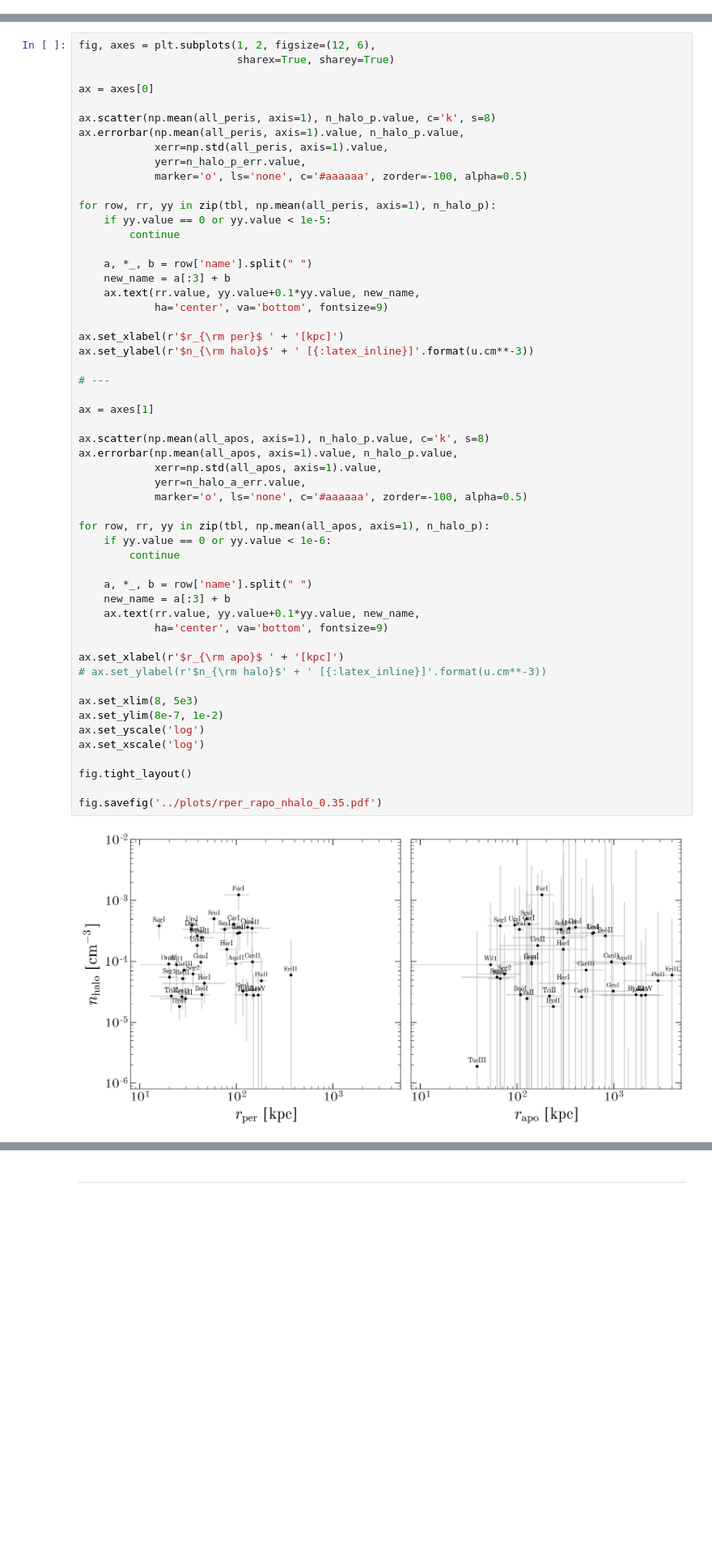
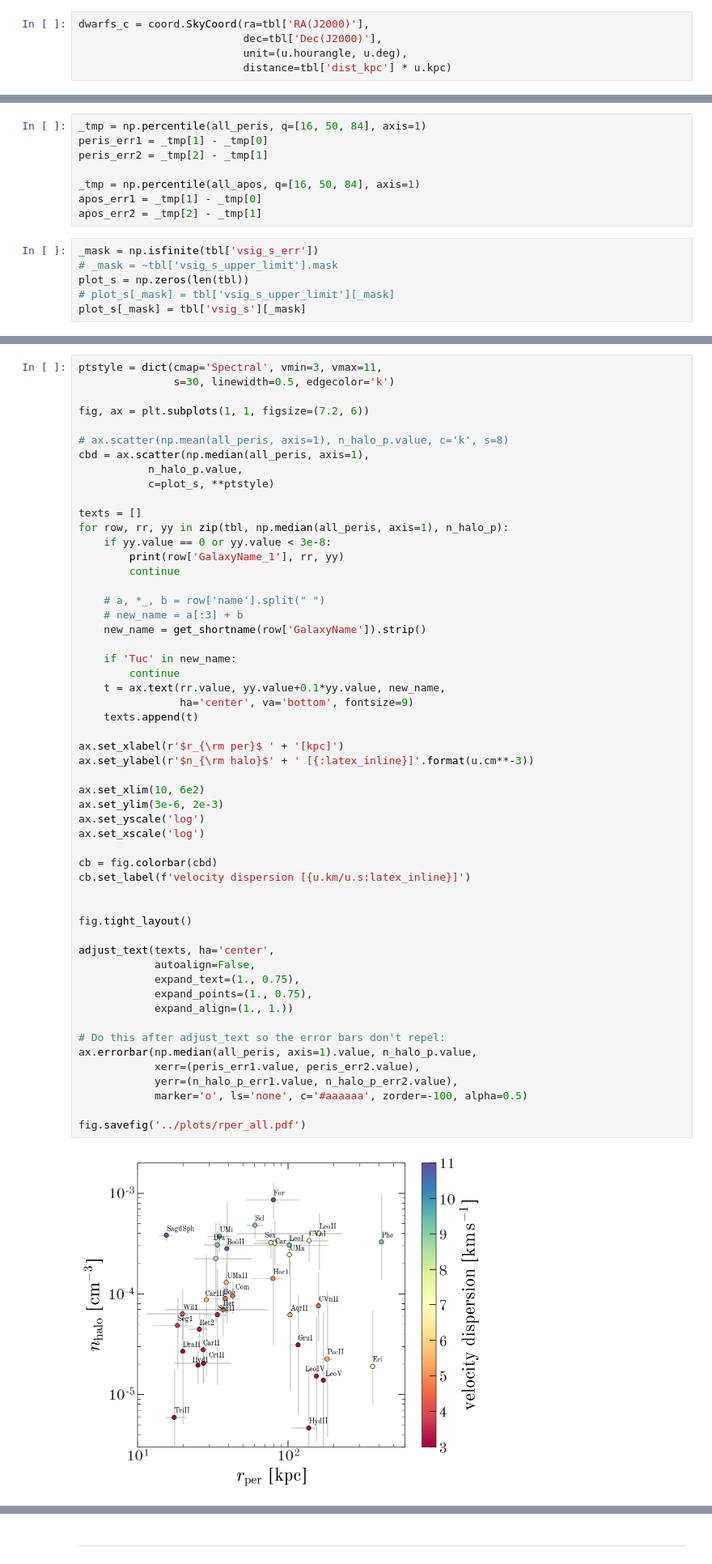
Before and after one commit to adrn/LGCoordinates, a Jupyter notebook: notebooks/Dwarf-orbits.ipynb, the cells around one changed output, grey strips where cells are left out. Shown: that part at 81% size. Saved outputs shown, nothing was run; the diff lists cells and outputs as text; blank space fills up the shorter version.

```diff
--- a/notebooks/Dwarf-orbits.ipynb
+++ b/notebooks/Dwarf-orbits.ipynb
@@ -107 +327,6 @@ n_samples = 1024
+# %%
+dwarfs_c = coord.SkyCoord(ra=tbl['RA(J2000)'],
+                          dec=tbl['Dec(J2000)'],
+                          unit=(u.hourangle, u.deg),
+                          distance=tbl['dist_kpc'] * u.kpc)
 # %%
@@ -207,0 +550,14 @@ n_halo_a = np.mean(n_halo_a, axis=1)
+# %%
+_tmp = np.percentile(all_peris, q=[16, 50, 84], axis=1)
+peris_err1 = _tmp[1] - _tmp[0]
+peris_err2 = _tmp[2] - _tmp[1]
+
+_tmp = np.percentile(all_apos, q=[16, 50, 84], axis=1)
+apos_err1 = _tmp[1] - _tmp[0]
+apos_err2 = _tmp[2] - _tmp[1]
+# %%
+_mask = np.isfinite(tbl['vsig_s_err'])
+# _mask = ~tbl['vsig_s_upper_limit'].mask
+plot_s = np.zeros(len(tbl))
+# plot_s[_mask] = tbl['vsig_s_upper_limit'][_mask]
+plot_s[_mask] = tbl['vsig_s'][_mask]
@@ -208,56 +566,56 @@ n_halo_a = np.mean(n_halo_a, axis=1)
 # %%
-fig, axes = plt.subplots(1, 2, figsize=(12, 6),
-                         sharex=True, sharey=True)
+ptstyle = dict(cmap='Spectral', vmin=3, vmax=11,
+               s=30, linewidth=0.5, edgecolor='k')
 
-ax = axes[0]
+fig, ax = plt.subplots(1, 1, figsize=(7.2, 6))
 
-ax.scatter(np.mean(all_peris, axis=1), n_halo_p.value, c='k', s=8)
-ax.errorbar(np.mean(all_peris, axis=1).value, n_halo_p.value,
-            xerr=np.std(all_peris, axis=1).value,
-            yerr=n_halo_p_err.value,
-            marker='o', ls='none', c='#aaaaaa', zorder=-100, alpha=0.5)
+# ax.scatter(np.mean(all_peris, axis=1), n_halo_p.value, c='k', s=8)
+cbd = ax.scatter(np.median(all_peris, axis=1),
+           n_halo_p.value,
+           c=plot_s, **ptstyle)
 
-for row, rr, yy in zip(tbl, np.mean(all_peris, axis=1), n_halo_p):
-    if yy.value == 0 or yy.value < 1e-5:
+texts = []
+for row, rr, yy in zip(tbl, np.median(all_peris, axis=1), n_halo_p):
+    if yy.value == 0 or yy.value < 3e-8:
+        print(row['GalaxyName_1'], rr, yy)
         continue
 
-    a, *_, b = row['name'].split(" ")
-    new_name = a[:3] + b
-    ax.text(rr.value, yy.value+0.1*yy.value, new_name,
-            ha='center', va='bottom', fontsize=9)
+    # a, *_, b = row['name'].split(" ")
+    # new_name = a[:3] + b
+    new_name = get_shortname(row['GalaxyName']).strip()
+
+    if 'Tuc' in new_name:
+        continue
+    t = ax.text(rr.value, yy.value+0.1*yy.value, new_name,
+                ha='center', va='bottom', fontsize=9)
+    texts.append(t)
 
 ax.set_xlabel(r'$r_{\rm per}$ ' + '[kpc]')
 ax.set_ylabel(r'$n_{\rm halo}$' + ' [{:latex_inline}]'.format(u.cm**-3))
 
-# ---
-
-ax = axes[1]
-
-ax.scatter(np.mean(all_apos, axis=1), n_halo_p.value, c='k', s=8)
-ax.errorbar(np.mean(all_apos, axis=1).value, n_halo_p.value,
-            xerr=np.std(all_apos, axis=1).value,
-            yerr=n_halo_a_err.value,
-            marker='o', ls='none', c='#aaaaaa', zorder=-100, alpha=0.5)
-
-for row, rr, yy in zip(tbl, np.mean(all_apos, axis=1), n_halo_p):
-    if yy.value == 0 or yy.value < 1e-6:
-        continue
-
-    a, *_, b = row['name'].split(" ")
-    new_name = a[:3] + b
-    ax.text(rr.value, yy.value+0.1*yy.value, new_name,
-            ha='center', va='bottom', fontsize=9)
-
-ax.set_xlabel(r'$r_{\rm apo}$ ' + '[kpc]')
-# ax.set_ylabel(r'$n_{\rm halo}$' + ' [{:latex_inline}]'.format(u.cm**-3))
-
-ax.set_xlim(8, 5e3)
-ax.set_ylim(8e-7, 1e-2)
+ax.set_xlim(10, 6e2)
+ax.set_ylim(3e-6, 2e-3)
 ax.set_yscale('log')
 ax.set_xscale('log')
 
+cb = fig.colorbar(cbd)
+cb.set_label(f'velocity dispersion [{u.km/u.s:latex_inline}]')
+
+
 fig.tight_layout()
 
-fig.savefig('../plots/rper_rapo_nhalo_0.35.pdf')
+adjust_text(texts, ha='center',
+            autoalign=False,
+            expand_text=(1., 0.75),
+            expand_points=(1., 0.75),
+            expand_align=(1., 1.))
+
+# Do this after adjust_text so the error bars don't repel:
+ax.errorbar(np.median(all_peris, axis=1).value, n_halo_p.value,
+            xerr=(peris_err1.value, peris_err2.value),
+            yerr=(n_halo_p_err1.value, n_halo_p_err2.value),
+            marker='o', ls='none', c='#aaaaaa', zorder=-100, alpha=0.5)
+
+fig.savefig('../plots/rper_all.pdf')
 # %% [output]
-[figure, old version]
+[figure, new version]
```
Also changed, not shown: parts of 26 cells of this notebook, 8 other files.
